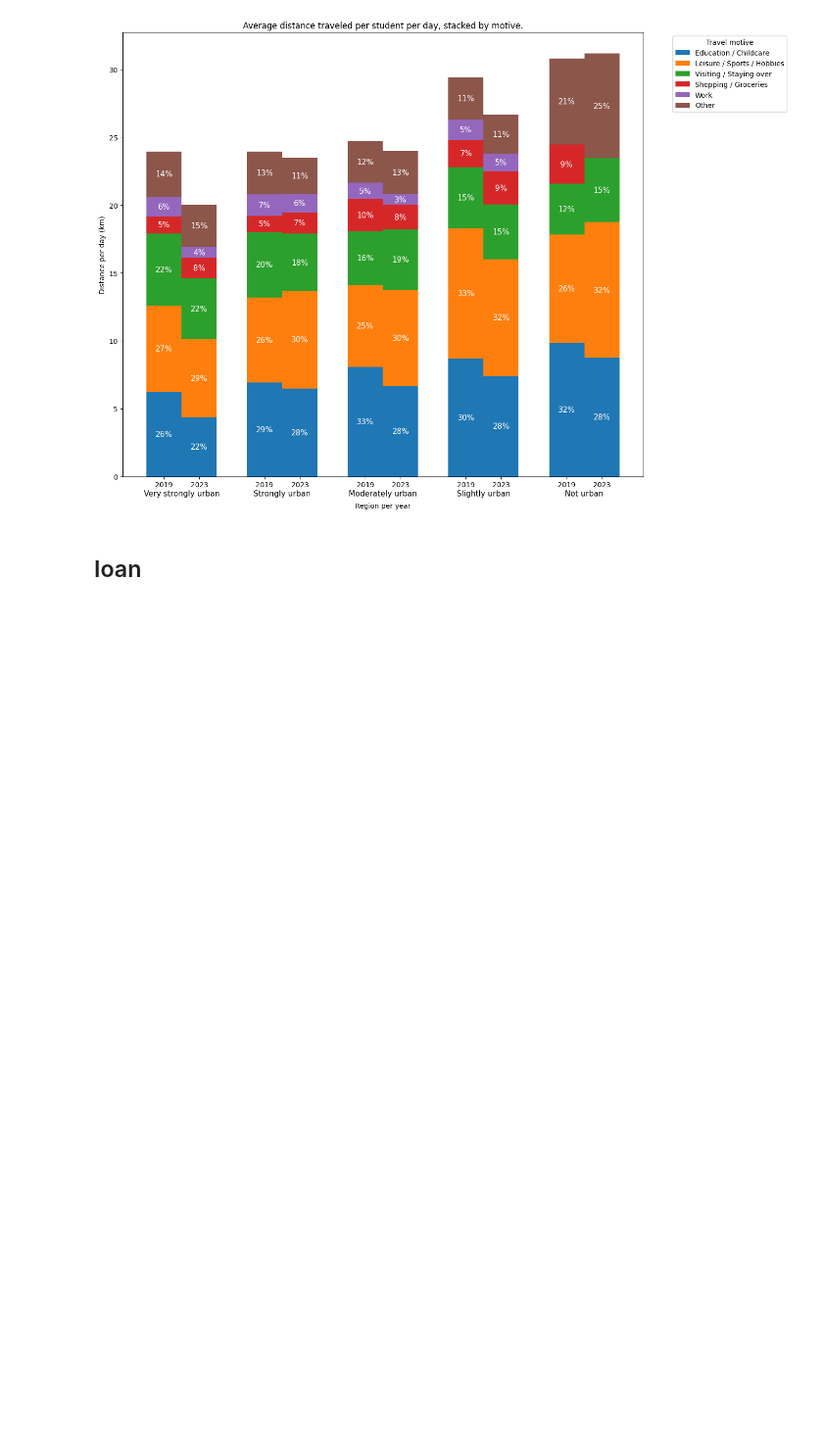
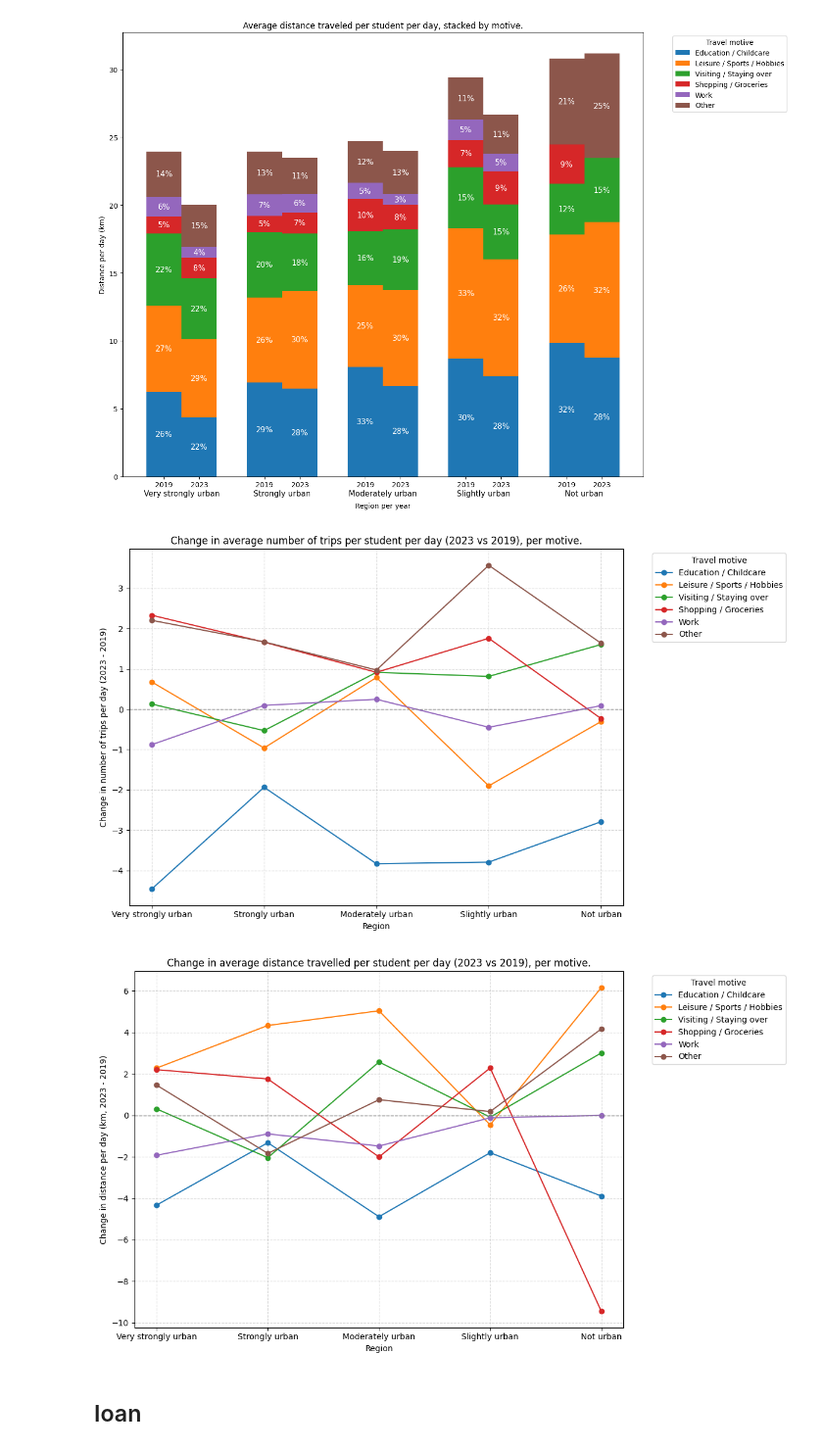
Before and after one commit to wendyqxc/Group8, a Jupyter notebook: Code_per_person.ipynb, the cells around one changed output. Shown at 98% size. Cells and saved outputs as stored; diff of their text form; code cells hidden in the pictures; blank space fills up the shorter version.

```diff
--- a/Code_per_person.ipynb
+++ b/Code_per_person.ipynb
@@ -319,6 +319,72 @@ plot_stacked(plots['Afstand (km)'],
 # %% [output]
 [figure]
 [figure]
+# %%
+regio_order = ['Very strongly urban', 'Strongly urban', 'Moderately urban', 'Slightly urban', 'Not urban']
+
+def plot_motive_change(df, metric_col, title, ylabel, offset):
+    """
+    Line graph of percentage change (2023-2019) by motive, by region.
+    df: DataFrame with columns ['Region', 'Year', 'Motive', metric_col]
+    """
+    plt.figure(figsize=(12,7))
+
+    motieven = [
+        'Onderwijs volgen. cursus. kinderopvang',
+        'Uitgaan. sport. hobby',
+        'Visite. logeren',
+        'Winkelen. boodschappen doen',
+        'Van en naar het werk',
+        'Overig'
+    ]
+
+    colors = sns.color_palette('tab10', len(motieven))
+
+    for color, motief in zip(colors, motieven):
+        sub = df[df['Motief'] == motief].pivot(index='Regio', columns='Jaar', values=metric_col)
+
+        # Put index in order
+        sub.index = pd.CategoricalIndex(sub.index, categories=regio_order, ordered=True)
+        sub = sub.sort_index()
+
+        # Difference between 2023 and 2019 in percentage
+        totals = df.groupby(['Regio', 'Jaar'])[metric_col].sum().unstack()
+        for jaar in ['2019', '2023']:
+            sub[f'{jaar}_pct'] = (sub[jaar] / totals[jaar]) * 100
+        sub['Verschil_pct'] = sub['2023_pct'] - sub['2019_pct']
+
+        plt.plot(sub.index, sub['Verschil_pct'], marker='o', linestyle='-',
+                 label=motieven_eng.get(motief, motief), color=color)
+
+    plt.axhline(0, color='gray', linewidth=1, linestyle='--')
+    plt.title(title)
+    plt.ylabel(ylabel)
+    plt.xlabel('Region')
+    plt.grid(True, linestyle='--', alpha=0.5)
+    plt.legend(title='Travel motive', bbox_to_anchor=(1.05, 1), loc='upper left')
+    plt.tight_layout()
+    plt.show()
+
+
+# Plot graphs
+plot_motive_change(
+    plots['Aantal verplaatsingen'],
+    metric_col='Waarde',
+    title='Change in average number of trips per student per day (2023 vs 2019), per motive.',
+    ylabel='Change in number of trips per day (2023 - 2019)',
+    offset=0.002
+)
+
+plot_motive_change(
+    plots['Afstand (km)'],
+    metric_col='Waarde',
+    title='Change in average distance travelled per student per day (2023 vs 2019), per motive.',
+    ylabel='Change in distance per day (km, 2023 - 2019)',
+    offset=0.03
+)
+# %% [output]
+[figure, added]
+[figure, added]
 # %% [markdown]
 ## Ioan ##
 # %%
```
Also changed, not shown: parts of 1 cell of this notebook.
